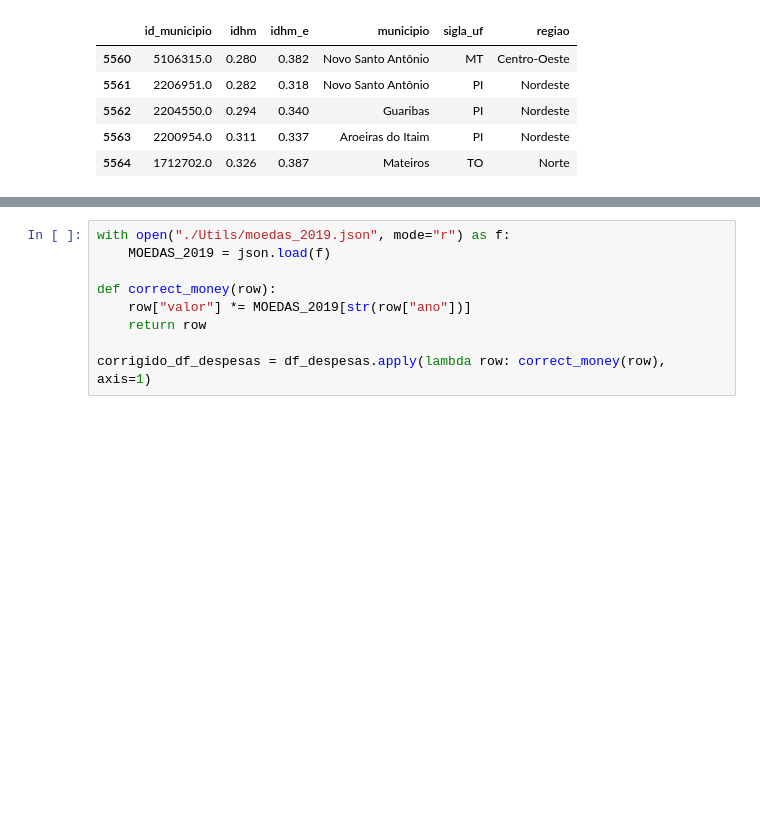
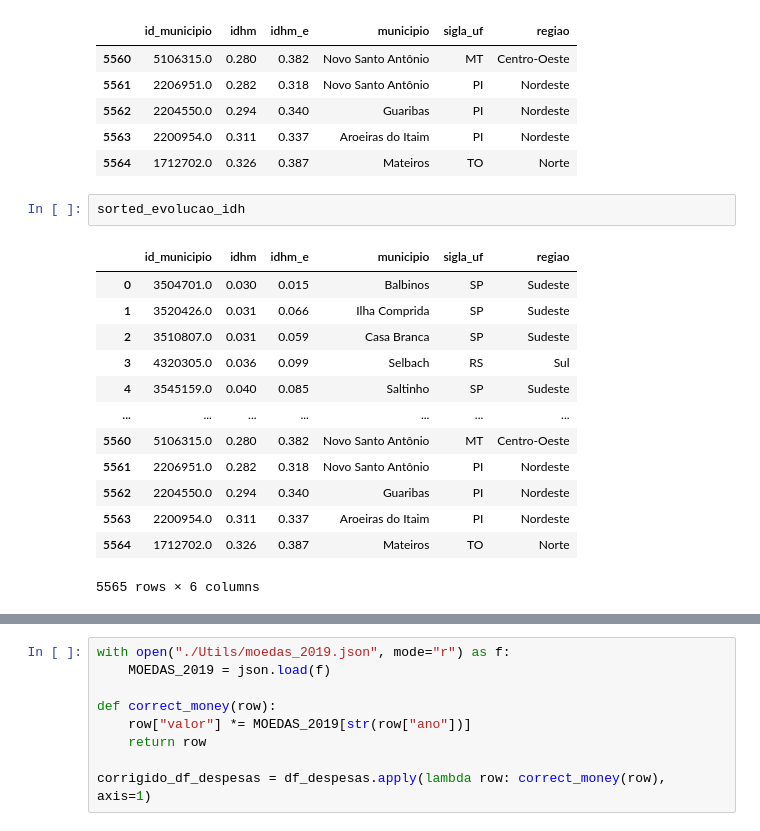
Before and after one commit to UFRJ-Analytica/odd2021, a Jupyter notebook: edit_teste_cliente_basedosdados.ipynb, the cells around one changed output, grey strips where cells are left out. Drawn from its saved outputs; the diff is of its cells as text; blank space fills up the shorter version.

```diff
--- a/edit_teste_cliente_basedosdados.ipynb
+++ b/edit_teste_cliente_basedosdados.ipynb
@@ -162,4 +162,20 @@ sorted_evolucao_idh.tail()
 | 5562 | 2204550.0 | 0.294 | 0.340 | Guaribas | PI | Nordeste |
 | 5563 | 2200954.0 | 0.311 | 0.337 | Aroeiras do Itaim | PI | Nordeste |
 | 5564 | 1712702.0 | 0.326 | 0.387 | Mateiros | TO | Norte |
+# %%
+sorted_evolucao_idh
+# %% [output]
+|  | id_municipio | idhm | idhm_e | municipio | sigla_uf | regiao |
+| 0 | 3504701.0 | 0.030 | 0.015 | Balbinos | SP | Sudeste |
+| 1 | 3520426.0 | 0.031 | 0.066 | Ilha Comprida | SP | Sudeste |
+| 2 | 3510807.0 | 0.031 | 0.059 | Casa Branca | SP | Sudeste |
+| 3 | 4320305.0 | 0.036 | 0.099 | Selbach | RS | Sul |
+| 4 | 3545159.0 | 0.040 | 0.085 | Saltinho | SP | Sudeste |
+| ... | ... | ... | ... | ... | ... | ... |
+| 5560 | 5106315.0 | 0.280 | 0.382 | Novo Santo Antônio | MT | Centro-Oeste |
+| 5561 | 2206951.0 | 0.282 | 0.318 | Novo Santo Antônio | PI | Nordeste |
+| 5562 | 2204550.0 | 0.294 | 0.340 | Guaribas | PI | Nordeste |
+| 5563 | 2200954.0 | 0.311 | 0.337 | Aroeiras do Itaim | PI | Nordeste |
+| 5564 | 1712702.0 | 0.326 | 0.387 | Mateiros | TO | Norte |
+5565 rows × 6 columns
 # %%
```
Also changed, not shown: parts of 14 cells of this notebook.
